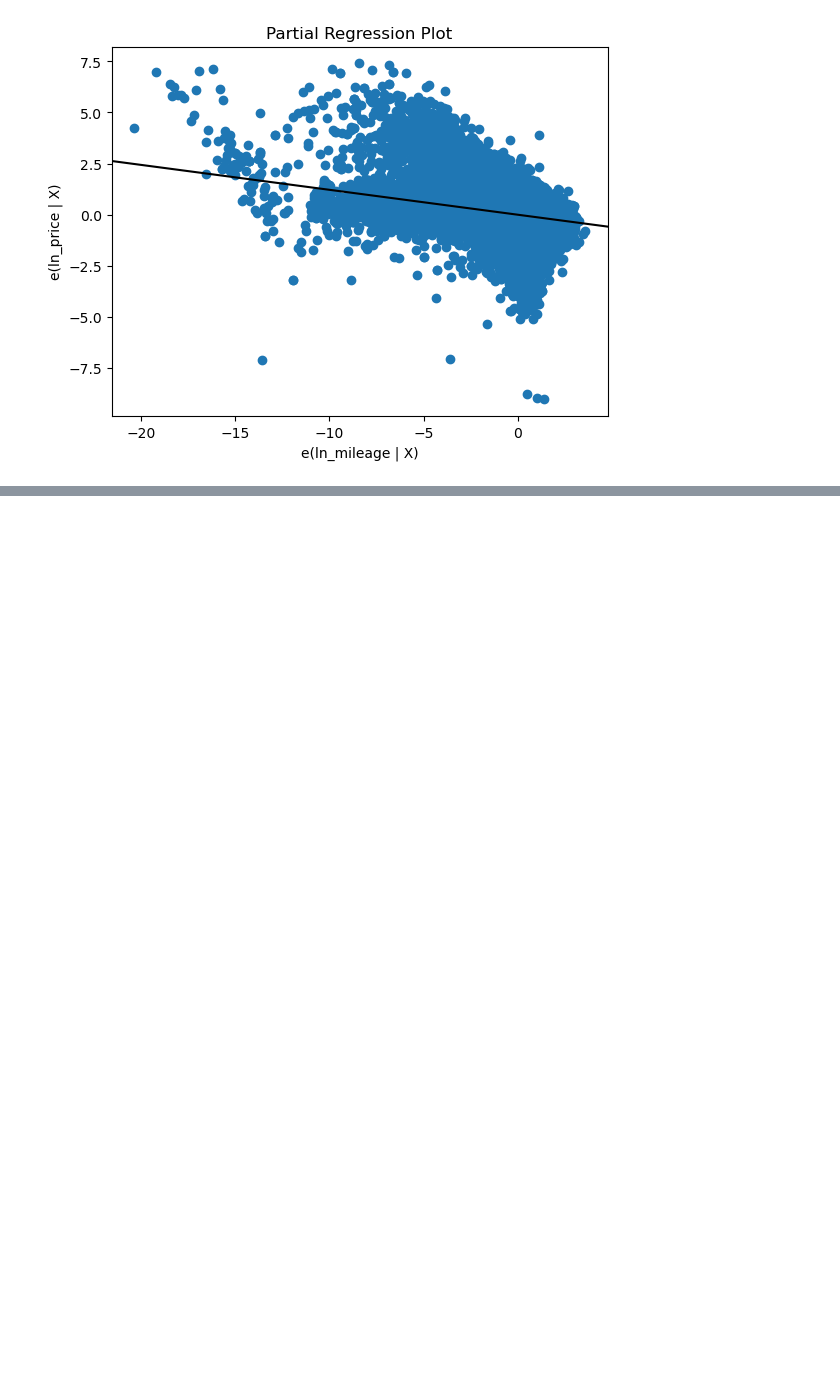
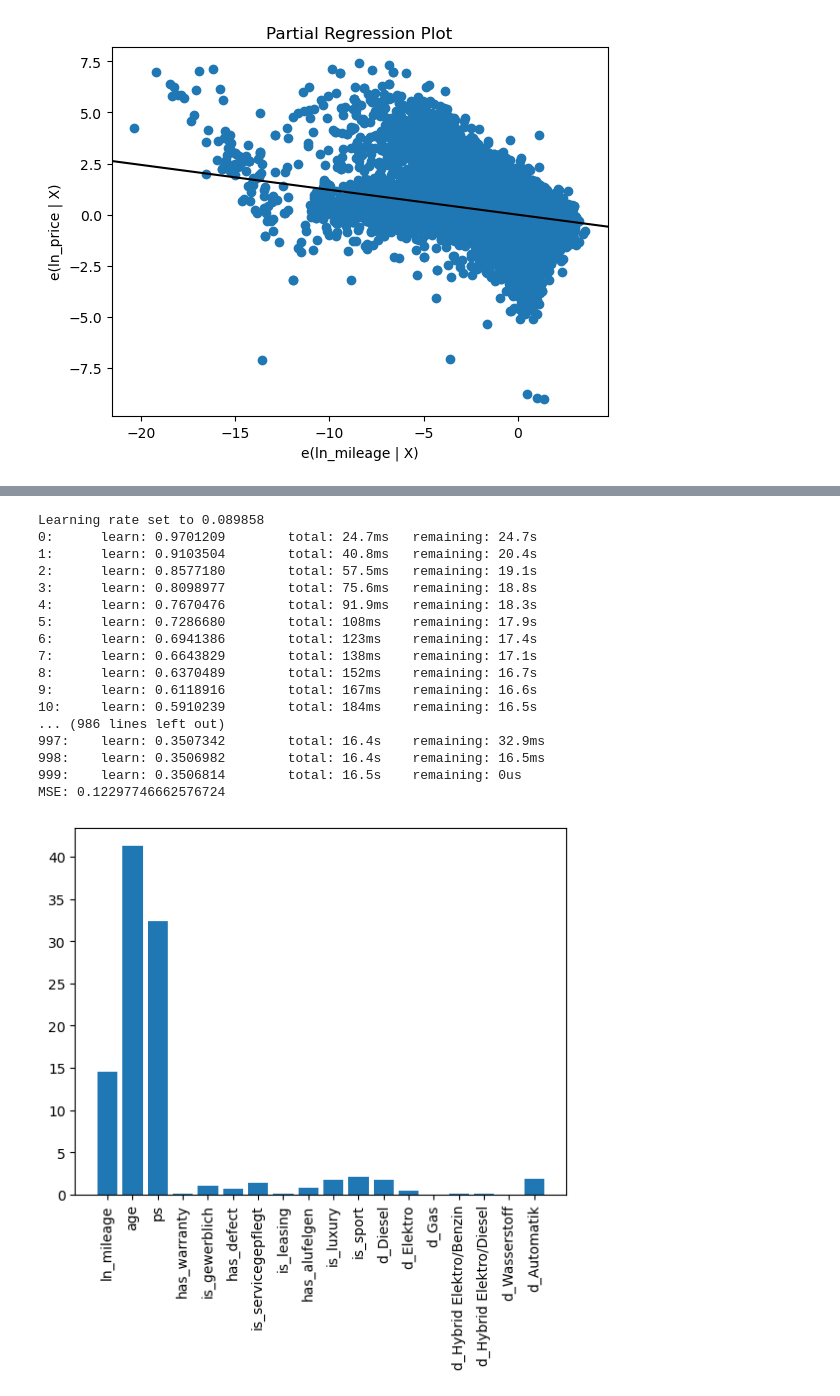
Before and after one commit to dejse/dqda-project, a Jupyter notebook: 02_data_science.ipynb, the cells around one changed output, grey strips where cells are left out. Saved outputs shown, nothing was run; the diff lists cells and outputs as text; code cells hidden in the pictures; blank space fills up the shorter version.

Commit message:
finish data science notebook

```diff
--- a/02_data_science.ipynb
+++ b/02_data_science.ipynb
@@ -356,0 +404,55 @@ eval_env: 1
+# %%
+# manual prep
+cols = ["ln_price", "ln_mileage", "age", "ps", "has_warranty",
+        "is_gewerblich", "has_defect", "is_servicegepflegt", "is_leasing",
+        "has_alufelgen", "is_luxury", "is_sport", "d_Diesel",
+        "d_Elektro", "d_Gas", "d_Hybrid Elektro/Benzin",
+        "d_Hybrid Elektro/Diesel", "d_Wasserstoff", "d_Automatik"]
+df = df[cols]
+# %%
+### ChatGPT Code
+from catboost import CatBoostRegressor
+from sklearn.metrics import mean_squared_error
+import matplotlib.pyplot as plt
+
+# Initialize the CatBoostRegressor model
+model = CatBoostRegressor()
+
+# Fit the model to the training data
+model.fit(df.drop('ln_price', axis=1), df['ln_price'])
+
+# Make predictions on the test data
+predictions = model.predict(df.drop('ln_price', axis=1))
+
+# Evaluate the model using mean squared error (MSE)
+mse = mean_squared_error(df['ln_price'], predictions)
+print('MSE:', mse)
+
+# Get the feature importance
+importance = model.get_feature_importance()
+
+# Plot the feature importance
+plt.bar(range(len(importance)), importance)
+
+# Set the x-axis tick labels to the names of the features
+plt.xticks(range(len(importance)), df.drop('ln_price', axis=1).columns, rotation=90)
+plt.show()
+# %% [output]
+Learning rate set to 0.089858
+0:      learn: 0.9701209        total: 24.7ms   remaining: 24.7s
+1:      learn: 0.9103504        total: 40.8ms   remaining: 20.4s
+2:      learn: 0.8577180        total: 57.5ms   remaining: 19.1s
+3:      learn: 0.8098977        total: 75.6ms   remaining: 18.8s
+4:      learn: 0.7670476        total: 91.9ms   remaining: 18.3s
+5:      learn: 0.7286680        total: 108ms    remaining: 17.9s
+6:      learn: 0.6941386        total: 123ms    remaining: 17.4s
+7:      learn: 0.6643829        total: 138ms    remaining: 17.1s
+8:      learn: 0.6370489        total: 152ms    remaining: 16.7s
+9:      learn: 0.6118916        total: 167ms    remaining: 16.6s
+10:     learn: 0.5910239        total: 184ms    remaining: 16.5s
+... (986 lines left out)
+997:    learn: 0.3507342        total: 16.4s    remaining: 32.9ms
+998:    learn: 0.3506982        total: 16.4s    remaining: 16.5ms
+999:    learn: 0.3506814        total: 16.5s    remaining: 0us
+MSE: 0.12297746662576724
+[figure, added]
```
Also changed, not shown: parts of 8 cells of this notebook, 1 other file.
